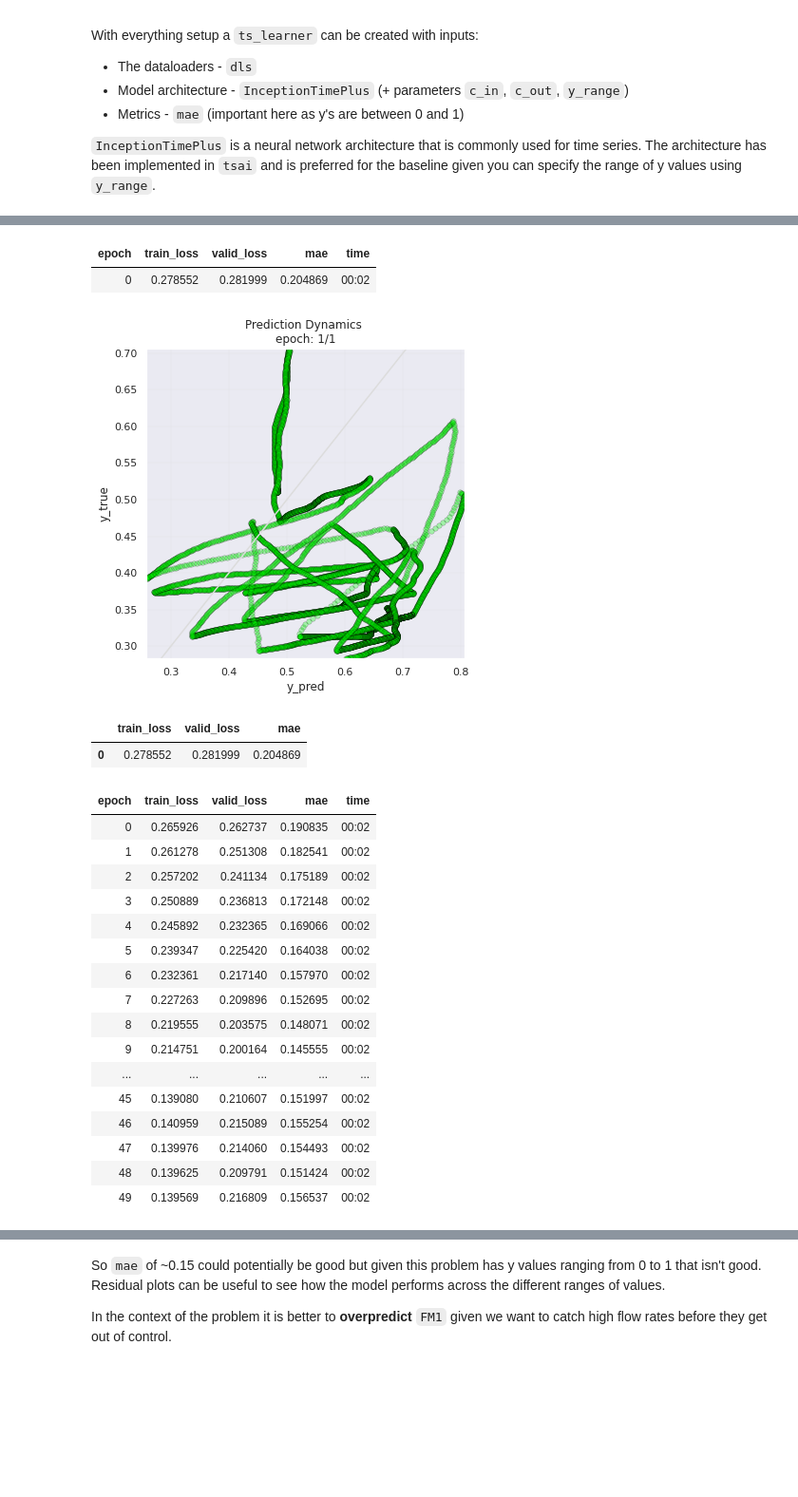
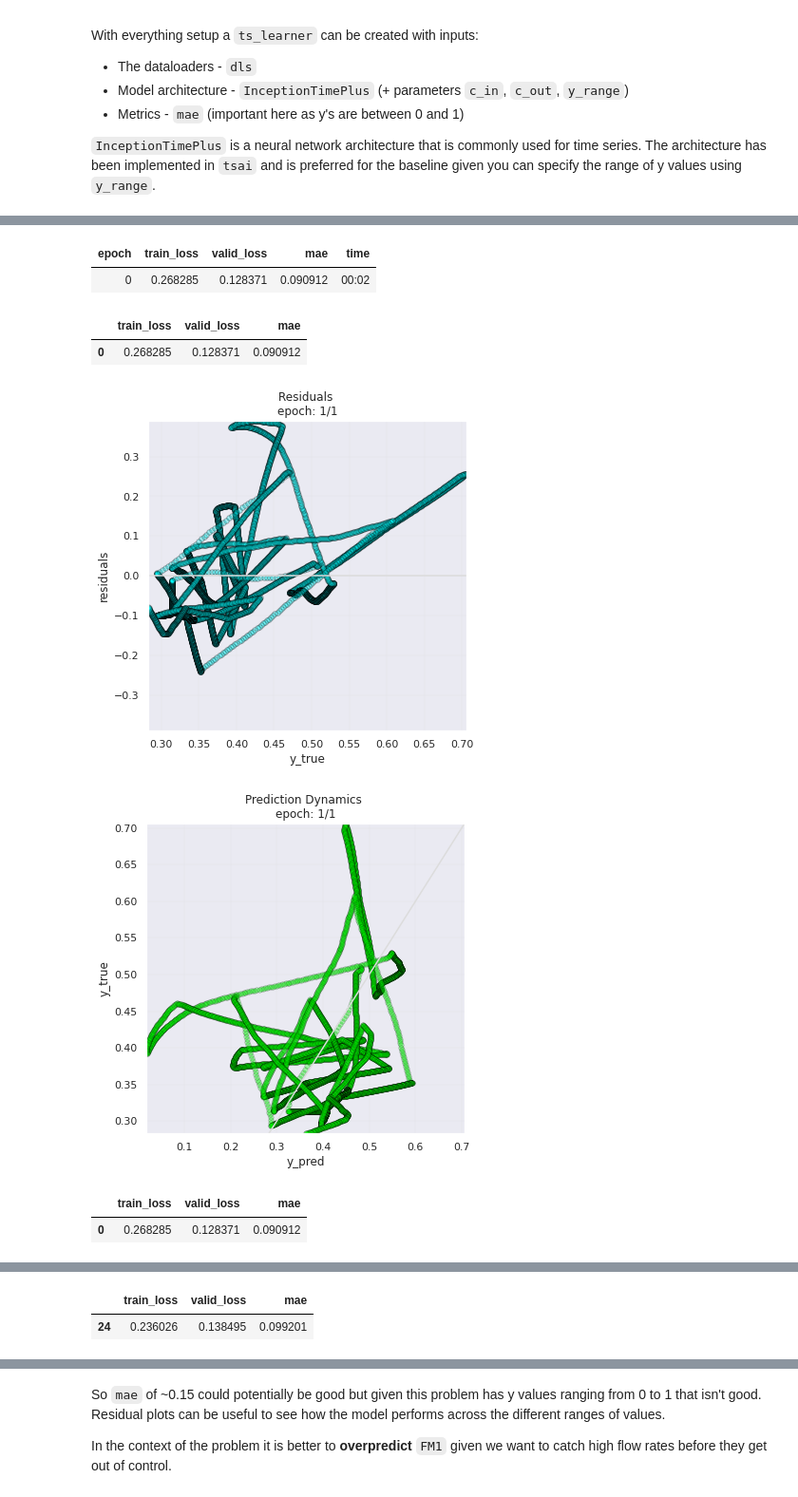
Before and after one commit to Lion-Mod/My-electrophoresis-sense-is-tingling, a Jupyter notebook: sensor_prediction.ipynb, the cells around one changed output, grey strips where cells are left out. Shown at 95% size. Drawn from its saved outputs; the diff is of its cells as text; code cells hidden in the pictures; blank space fills up the shorter version.

```diff
--- a/sensor_prediction.ipynb
+++ b/sensor_prediction.ipynb
@@ -95,7 +95,7 @@ def weighted_l1_loss(inp, targ, weight_fn = None):
         return F.l1_loss(*flatten_check(inp,targ))
 
 def weight_fn(targ, min = 0, max = 1):
-    """Create weighted function"""
+    """Weight function"""
     targ = TensorBase(targ.contiguous()).view(-1)
     weight = 1 + torch.clamp((targ - min)/(max - min), 0, 1)
     return weight
@@ -118,7 +118,7 @@ Visually a basic example is as such.
 
 ![slidingwindow.PNG](embedded-picture-1)
 # %%
-X, y = SlidingWindow(window_len = 6, get_x = [2, 3, 4, 5, 6], get_y = "FM1", start = 0, stride = 1, horizon = 1, sort_by = ["TIME"], ascending = True, seq_first = True)(manual) # Split into windows
+X, y = SlidingWindow(window_len = 16, get_x = [2, 3, 4, 5, 6], get_y = "FM1", start = 0, stride = 1, horizon = 1, sort_by = ["TIME"], ascending = True, seq_first = True)(manual) # Split into windows
 X[0:2], y[0:2] # Two examples of windows, notice Xs consist of multiple arrays as there are multiple Xs (each x is a sensor input)
 # %% [output]
 (array([[[0.6153846 , 0.6153846 , 0.6153846 , 0.6153846 , 0.6153846 ,
@@ -188,30 +278,17 @@ SuggestedLRs(lr_min=0.03019951581954956, lr_steep=0.0002290867705596611)
 # %%
 # Training loop
-# - Fit for 50 epochs
-# - Learning rate at 1e-4 (decreasing over time)
+# - Fit for 25 epochs
+# - Learning rate at 1e-5 (decreasing over time)
 # - Use PredictionDynamics callback to see the predicted vs truths after each epoch/at the end of training
+# - Use ResidualDynamics to see how residuals are after each epoch/at the end of the training
 # - Add a tiny bit of weight decay to lessen overfitting
-learn.fine_tune(50, 1e-4, cbs = PredictionDynamics, wd = 0.05)
+learn.fine_tune(25, 1e-5, cbs = [PredictionDynamics, ResidualDynamics], wd = 0.05)
 # %% [output]
 | epoch | train_loss | valid_loss | mae | time |
-| 0 | 0.278552 | 0.281999 | 0.204869 | 00:02 |
+| 0 | 0.268285 | 0.128371 | 0.090912 | 00:02 |
+|  | train_loss | valid_loss | mae |
+| 0 | 0.268285 | 0.128371 | 0.090912 |
-[figure, old version]
+[figure, new version]
-|  | train_loss | valid_loss | mae |
-| 0 | 0.278552 | 0.281999 | 0.204869 |
+[figure, new version]
-| epoch | train_loss | valid_loss | mae | time |
-| 0 | 0.265926 | 0.262737 | 0.190835 | 00:02 |
-| 1 | 0.261278 | 0.251308 | 0.182541 | 00:02 |
-| 2 | 0.257202 | 0.241134 | 0.175189 | 00:02 |
-| 3 | 0.250889 | 0.236813 | 0.172148 | 00:02 |
-| 4 | 0.245892 | 0.232365 | 0.169066 | 00:02 |
-| 5 | 0.239347 | 0.225420 | 0.164038 | 00:02 |
-| 6 | 0.232361 | 0.217140 | 0.157970 | 00:02 |
-| 7 | 0.227263 | 0.209896 | 0.152695 | 00:02 |
-| 8 | 0.219555 | 0.203575 | 0.148071 | 00:02 |
-| 9 | 0.214751 | 0.200164 | 0.145555 | 00:02 |
-| ... | ... | ... | ... | ... |
-| 45 | 0.139080 | 0.210607 | 0.151997 | 00:02 |
-| 46 | 0.140959 | 0.215089 | 0.155254 | 00:02 |
-| 47 | 0.139976 | 0.214060 | 0.154493 | 00:02 |
-| 48 | 0.139625 | 0.209791 | 0.151424 | 00:02 |
-| 49 | 0.139569 | 0.216809 | 0.156537 | 00:02 |
+|  | train_loss | valid_loss | mae |
+| 0 | 0.268285 | 0.128371 | 0.090912 |
@@ -220,0 +312,2 @@ learn.fine_tune(50, 1e-4, cbs = PredictionDynamics, wd = 0.05)
+|  | train_loss | valid_loss | mae |
+| 24 | 0.236026 | 0.138495 | 0.099201 |
```
Also changed, not shown: parts of 23 cells of this notebook.
